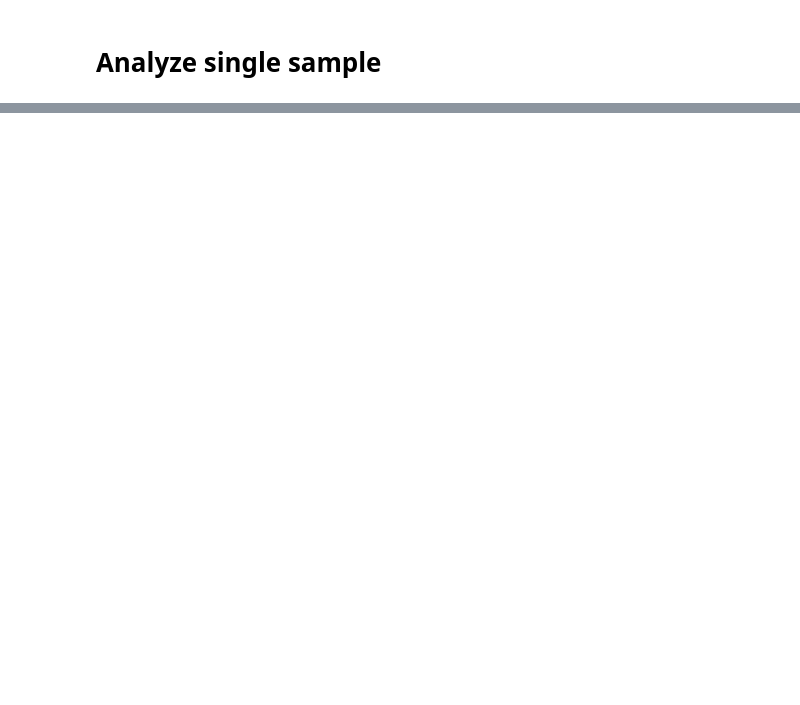
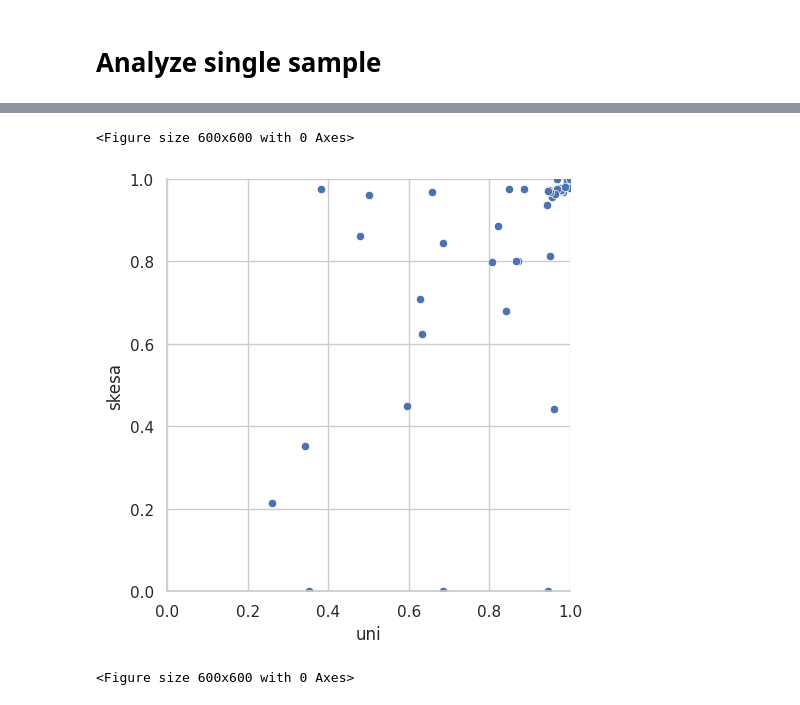
Before and after one commit to msgr0/pangebin, a Jupyter notebook: analysis.ipynb, the cells around one changed output, grey strips where cells are left out. Saved outputs shown, nothing was run; the diff lists cells and outputs as text; code cells hidden in the pictures; blank space fills up the shorter version.

Commit message:
analysis-test-data

```diff
--- a/analysis.ipynb
+++ b/analysis.ipynb
@@ -118,0 +3,10 @@ plot_4 = df_labeling.loc[df_labeling["tool"]=='1.pan'].plot.box(by=["bintype"],
+# %%
+import pandas as pd
+import numpy as np
+import matplotlib.pyplot as plt
+import seaborn as sns
+import re
+import os
+import sys
+import seaborn as sns
+sns.set_theme(style="whitegrid")
@@ -118,0 +413,70 @@ plot_4 = df_labeling.loc[df_labeling["tool"]=='1.pan'].plot.box(by=["bintype"],
+# %%
+# Labeling Gplas (skesa vs unicycler)
+# PRECISION
+# SAMPLE, METRIC, UNI, SKESA
+
+df_labeling = pd.read_csv(f"{test_id}.labeling.cut.csv", sep='\t')
+# df_binning = pd.read_csv(f"{test_id}.binning.cut.csv", sep='\t')
+
+df_labeling = pd.read_csv(f"{test_id}.binning.cut.csv", sep='\t')
+
+df_gplas_skesa = df_labeling[(df_labeling["tool"] == "1.ske") & (df_labeling["model"] == "gplas")]
+df_gplas_skesa_precision = df_gplas_skesa[["sample", "prec"]].rename(columns={"prec": "skesa"})
+
+df_gplas_uni = df_labeling[(df_labeling["tool"] == "1.uni") & (df_labeling["model"] == "gplas")]
+df_gplas_uni_precision = df_gplas_uni[["sample", "prec"]].rename(columns={"prec": "uni"})
+
+df_gplas_precision = df_gplas_skesa_precision.merge(df_gplas_uni_precision, on="sample")
+df_gplas_precision.head()
+
+plt.figure(figsize=(6, 6))
+p = sns.relplot(
+    data=df_gplas_precision,
+    y="skesa",
+    x="uni",
+    kind="scatter",
+).set(xlim=(0, 1), ylim=(0,1))
+
+
+df_gplas_skesa = df_labeling[(df_labeling["tool"] == "1.ske") & (df_labeling["model"] == "gplas")]
+df_gplas_skesa_rec = df_gplas_skesa[["sample", "rec"]].rename(columns={"rec": "skesa"})
+
+df_gplas_uni = df_labeling[(df_labeling["tool"] == "1.uni") & (df_labeling["model"] == "gplas")]
+df_gplas_uni_rec = df_gplas_uni[["sample", "rec"]].rename(columns={"rec": "uni"})
+
+df_gplas_rec = df_gplas_skesa_rec.merge(df_gplas_uni_rec, on="sample")
+df_gplas_rec.head()
+
+plt.figure(figsize=(6, 6))
+p = sns.relplot(
+    data=df_gplas_rec,
+    y="skesa",
+    x="uni",
+    kind="scatter",
+).set(xlim=(0, 1), ylim=(0,1))
+
+
+df_gplas_skesa = df_labeling[(df_labeling["tool"] == "1.ske") & (df_labeling["model"] == "gplas")]
+df_gplas_skesa_f1 = df_gplas_skesa[["sample", "f1"]].rename(columns={"f1": "skesa"})
+
+df_gplas_uni = df_labeling[(df_labeling["tool"] == "1.uni") & (df_labeling["model"] == "gplas")]
+df_gplas_uni_f1 = df_gplas_uni[["sample", "f1"]].rename(columns={"f1": "uni"})
+
+df_gplas_f1 = df_gplas_skesa_f1.merge(df_gplas_uni_f1, on="sample")
+df_gplas_f1.head()
+
+plt.figure(figsize=(6, 6))
+p = sns.relplot(
+    data=df_gplas_f1,
+    y="skesa",
+    x="uni",
+    kind="scatter",
+).set(xlim=(0, 1), ylim=(0,1))
+
+
+
+# TABELLA NUMERO SAMPLES MEGLIO PBFu/PBFs/PBFMEDIA/PANGENOMA
+# %% [output]
+<Figure size 600x600 with 0 Axes>
+[figure, added]
+<Figure size 600x600 with 0 Axes>
```
Also changed, not shown: parts of 42 cells of this notebook, 44 other files.
